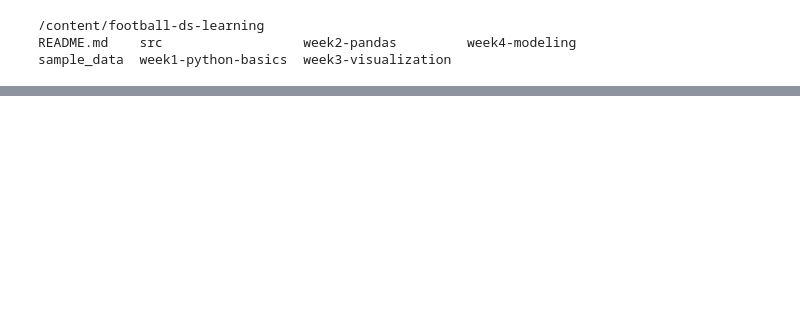
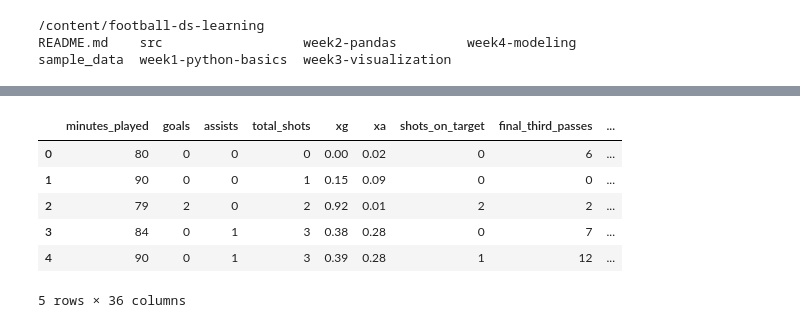
Before and after one commit to dmnarula/football-ds-learning, a Jupyter notebook: week4-modeling/Week4_Modeling.ipynb, the cells around one changed output, grey strips where cells are left out. Drawn from its saved outputs; the diff is of its cells as text; code cells hidden in the pictures; blank space fills up the shorter version.

```diff
--- a/week4-modeling/Week4_Modeling.ipynb
+++ b/week4-modeling/Week4_Modeling.ipynb
@@ -78,0 +92,29 @@ df_season.head()
+# %%
+stats_cols = ["minutes_played", "goals", "assists",
+              "total_shots", "xg", "xa", "shots_on_target",
+              "final_third_passes", "successful_dribbles", "successful_dribbles_percent",
+              "touches_opposition_box", "touches", "chances_created",
+              "accurate_passes", "accurate_passes_percent",
+              "accurate_crosses", "accurate_crosses_percent",
+              "accurate_long_balls", "accurate_long_balls_percent"]
+player_cols = ["player_code", "player_id", "web_name", "team_code", "position"]
+match_cols  = ["gameweek", "home_team", "away_team",
+                "match_id", "home_score", "away_score",
+               "home_team_name", "home_team_short_name",
+               "away_team_name", "away_team_short_name"]
+team_cols   = ["team_name", "team_short_name"]
+cols = (stats_cols
+        + player_cols
+        + match_cols
+        + team_cols)
+
+df_season_clean = df_season_nogk[cols].copy()
+df_season_clean.head()
+# %% [output]
+|  | minutes_played | goals | assists | total_shots | xg | xa | shots_on_target | final_third_passes | ... |
+| 0 | 80 | 0 | 0 | 0 | 0.00 | 0.02 | 0 | 6 | ... |
+| 1 | 90 | 0 | 0 | 1 | 0.15 | 0.09 | 0 | 0 | ... |
+| 2 | 79 | 2 | 0 | 2 | 0.92 | 0.01 | 2 | 2 | ... |
+| 3 | 84 | 0 | 1 | 3 | 0.38 | 0.28 | 0 | 7 | ... |
+| 4 | 90 | 0 | 1 | 3 | 0.39 | 0.28 | 1 | 12 | ... |
+5 rows × 36 columns
```
Also changed, not shown: parts of 8 cells of this notebook.
